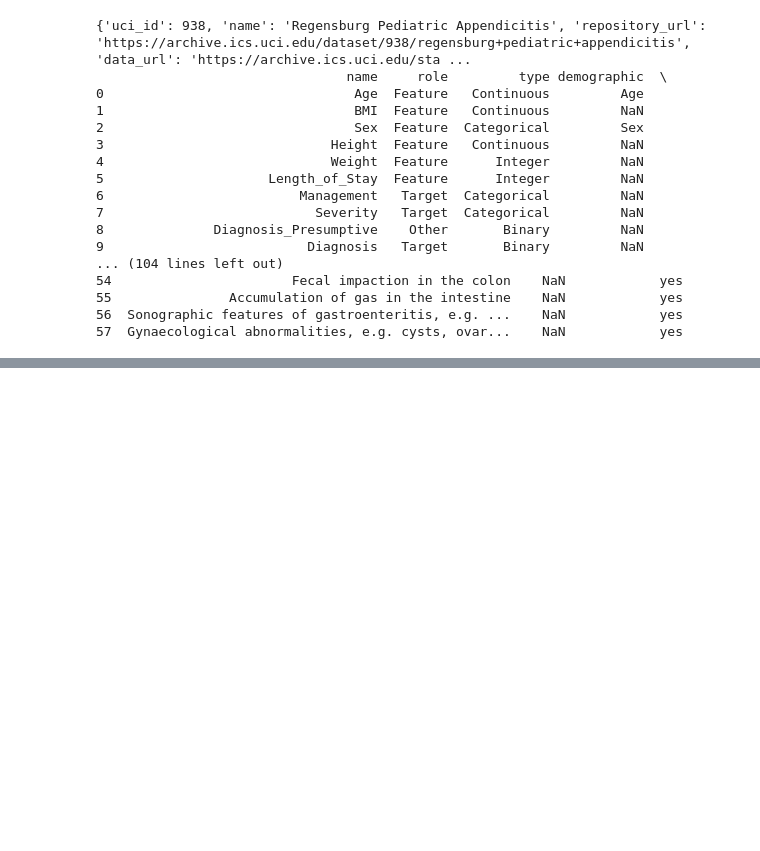
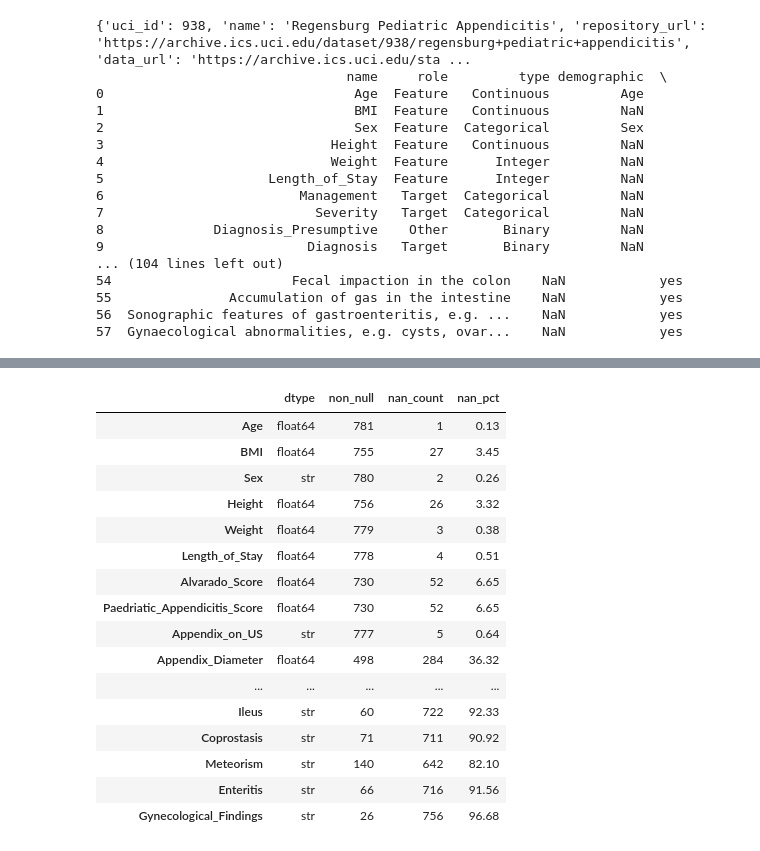
Before and after one commit to mathis-hasler/Data-Project-ML, a Jupyter notebook: Assignment_01/EDA.ipynb, the cells around one changed output, grey strips where cells are left out. Cells and saved outputs as stored; diff of their text form; code cells hidden in the pictures; blank space fills up the shorter version.

Commit message:
Starting with EDA and Data Preprocessing for Tree based methods

```diff
--- a/Assignment_01/EDA.ipynb
+++ b/Assignment_01/EDA.ipynb
@@ -43,0 +111,27 @@ print(regensburg_pediatric_appendicitis.variables)
+# %%
+import pandas as pd
+nan_summary = pd.DataFrame({
+    'dtype': X.dtypes,
+    'non_null': X.notna().sum(),
+    'nan_count': X.isna().sum(),
+    'nan_pct': (X.isna().sum() / len(X) * 100).round(2)
+})
+nan_summary
+# %% [output]
+|  | dtype | non_null | nan_count | nan_pct |
+| Age | float64 | 781 | 1 | 0.13 |
+| BMI | float64 | 755 | 27 | 3.45 |
+| Sex | str | 780 | 2 | 0.26 |
+| Height | float64 | 756 | 26 | 3.32 |
+| Weight | float64 | 779 | 3 | 0.38 |
+| Length_of_Stay | float64 | 778 | 4 | 0.51 |
+| Alvarado_Score | float64 | 730 | 52 | 6.65 |
+| Paedriatic_Appendicitis_Score | float64 | 730 | 52 | 6.65 |
+| Appendix_on_US | str | 777 | 5 | 0.64 |
+| Appendix_Diameter | float64 | 498 | 284 | 36.32 |
+| ... | ... | ... | ... | ... |
+| Ileus | str | 60 | 722 | 92.33 |
+| Coprostasis | str | 71 | 711 | 90.92 |
+| Meteorism | str | 140 | 642 | 82.10 |
+| Enteritis | str | 66 | 716 | 91.56 |
+| Gynecological_Findings | str | 26 | 756 | 96.68 |
```
Also changed, not shown: parts of 15 cells of this notebook, 2 other files.
